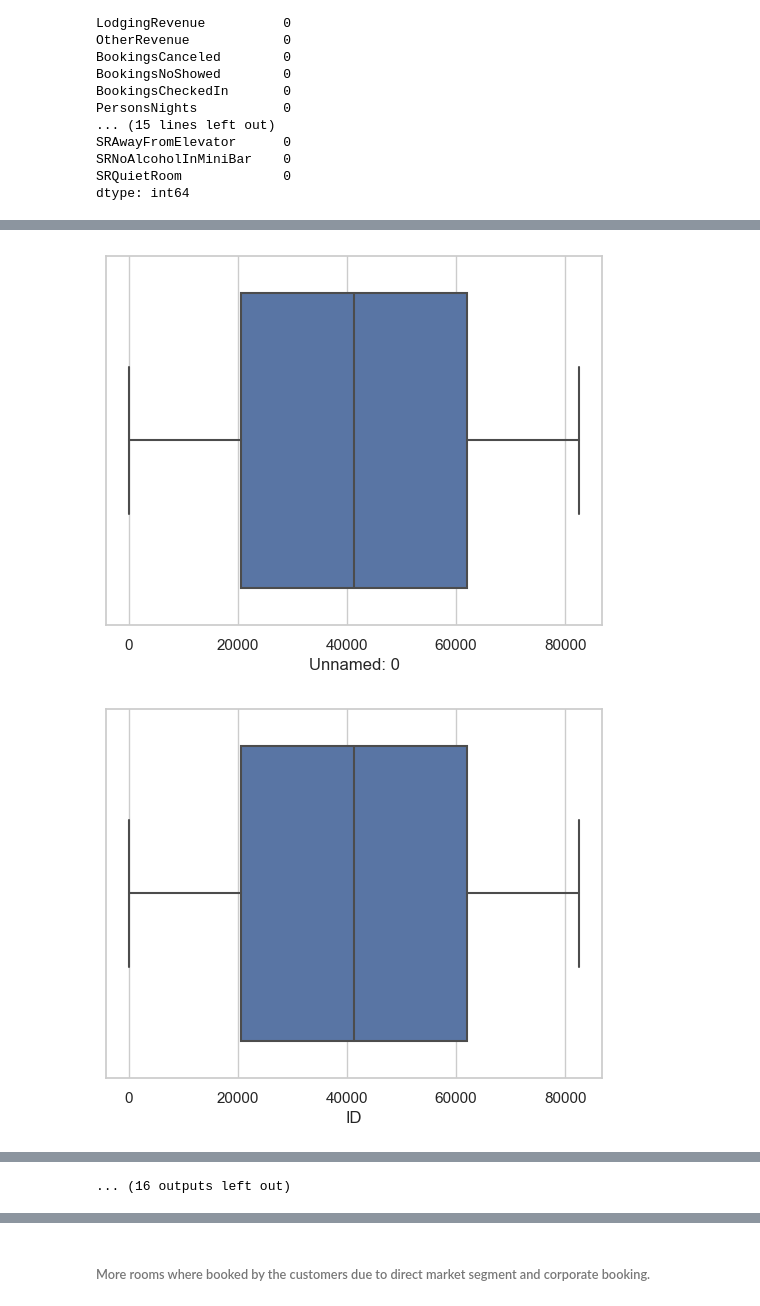
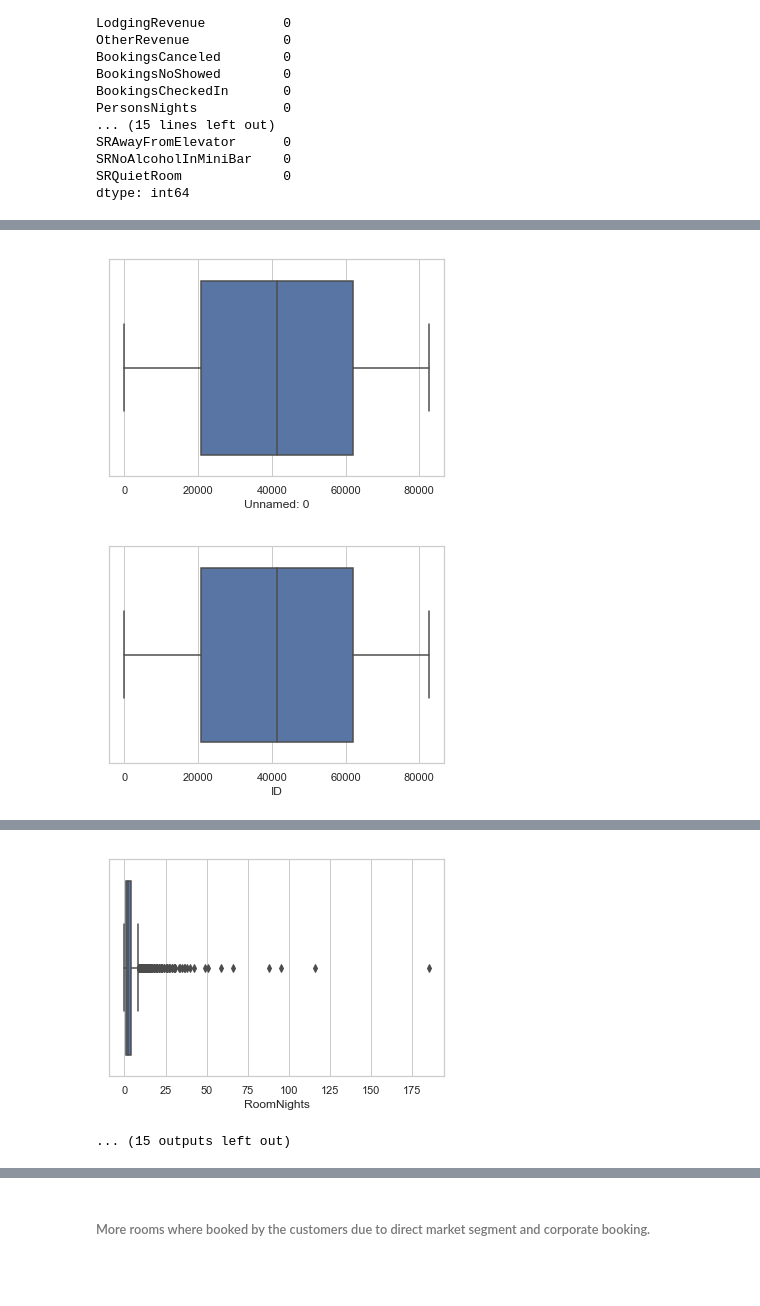
Before and after one commit to sanjaysrini11/Next_Interview, a Jupyter notebook: interview_file.ipynb, the cells around one changed output, grey strips where cells are left out. Cells and saved outputs as stored; diff of their text form; code cells hidden in the pictures; blank space fills up the shorter version.

```diff
--- a/interview_file.ipynb
+++ b/interview_file.ipynb
@@ -204,6 +203,6 @@ dtype: int64
 splot_cols=df_train.columns
 for i in splot_cols:
     if df_train[i].dtype != 'object' and df_train[i].isnull().values.any() != True:
-        st.write(sns.boxplot(df_train[i]))
+        (sns.boxplot(df_train[i]))
         plt.show()
 # %% [output]
@@ -215,2 +209,2 @@ for i in splot_cols:
-[figure, old version]
+[figure, new version]
-[figure, old version]
+[figure, new version]
@@ -226,4 +220,5 @@ for i in splot_cols:
-... (16 outputs left out)
+[figure, added]
+... (15 outputs left out)
 # %%
 sns.scatterplot(x="BookingsCheckedIn",y="BookingsCanceled",data=df_train)
 plt.show()
```
Also changed, not shown: parts of 38 cells of this notebook, 2 other files.
